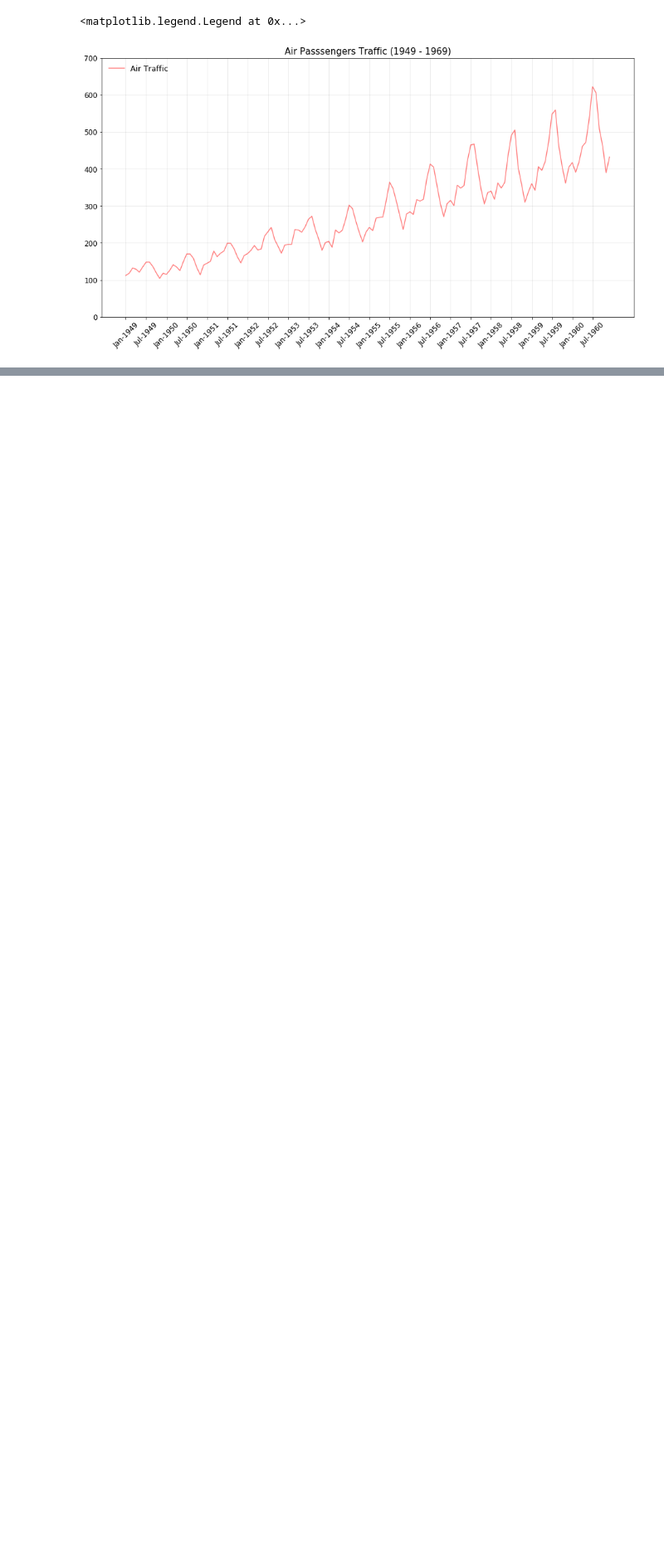
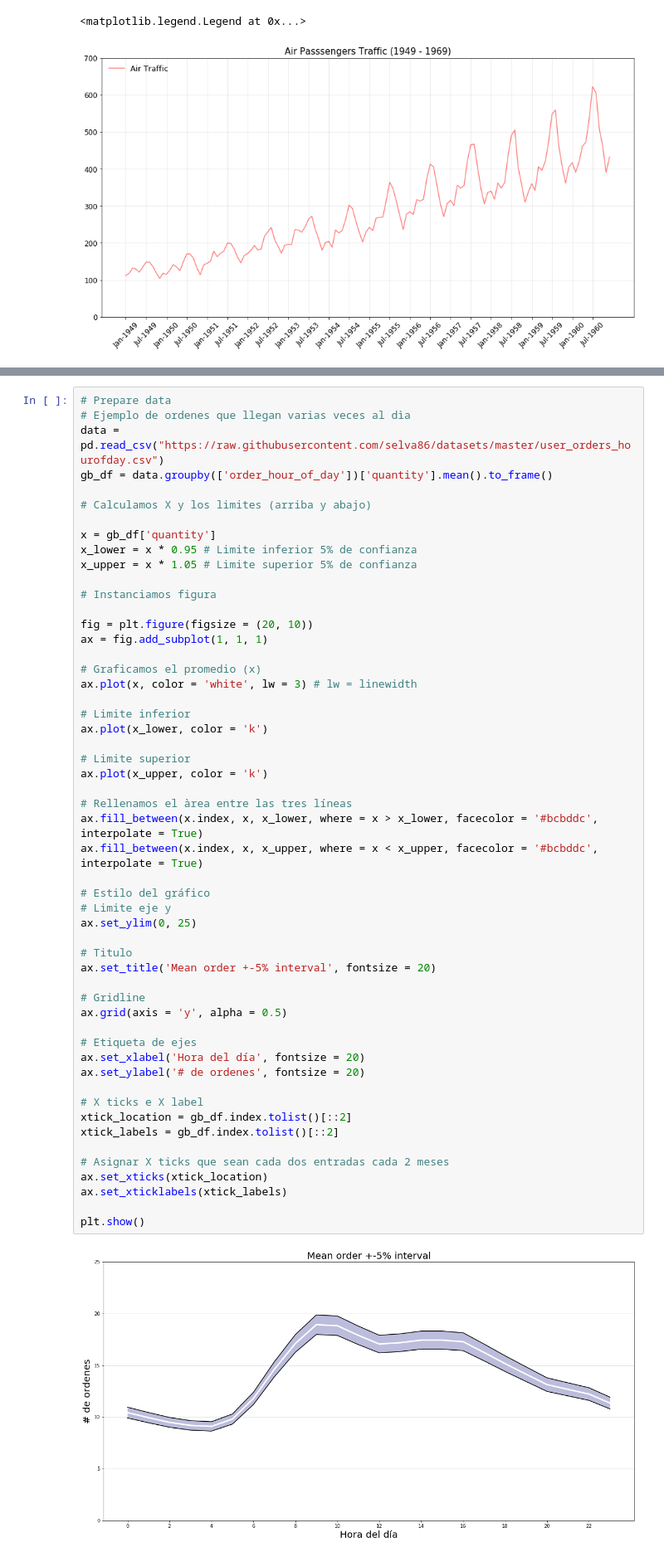
Before and after one commit to adolfoam93/Python-Plotting-Master, a Jupyter notebook: Matplotlib master notebook.ipynb, the cells around one changed output, grey strips where cells are left out. Shown at 83% size. Cells and saved outputs as stored; diff of their text form; blank space fills up the shorter version.

```diff
--- a/Matplotlib master notebook.ipynb
+++ b/Matplotlib master notebook.ipynb
@@ -812,0 +877,55 @@ ax.legend(loc = "upper left", fontsize = 13, frameon = False)
+# %%
+# Prepare data
+# Ejemplo de ordenes que llegan varias veces al dìa
+data = pd.read_csv("https://raw.githubusercontent.com/selva86/datasets/master/user_orders_hourofday.csv")
+gb_df = data.groupby(['order_hour_of_day'])['quantity'].mean().to_frame()
+
+# Calculamos X y los limites (arriba y abajo)
+
+x = gb_df['quantity']
+x_lower = x * 0.95 # Limite inferior 5% de confianza
+x_upper = x * 1.05 # Limite superior 5% de confianza
+
+# Instanciamos figura
+
+fig = plt.figure(figsize = (20, 10))
+ax = fig.add_subplot(1, 1, 1)
+
+# Graficamos el promedio (x)
+ax.plot(x, color = 'white', lw = 3) # lw = linewidth
+
+# Limite inferior
+ax.plot(x_lower, color = 'k')
+
+# Limite superior
+ax.plot(x_upper, color = 'k')
+
+# Rellenamos el àrea entre las tres líneas
+ax.fill_between(x.index, x, x_lower, where = x > x_lower, facecolor = '#bcbddc', interpolate = True)
+ax.fill_between(x.index, x, x_upper, where = x < x_upper, facecolor = '#bcbddc', interpolate = True)
+
+# Estilo del gráfico
+# Limite eje y
+ax.set_ylim(0, 25)
+
+# Titulo
+ax.set_title('Mean order +-5% interval', fontsize = 20)
+
+# Gridline
+ax.grid(axis = 'y', alpha = 0.5)
+
+# Etiqueta de ejes
+ax.set_xlabel('Hora del día', fontsize = 20)
+ax.set_ylabel('# de ordenes', fontsize = 20)
+
+# X ticks e X label
+xtick_location = gb_df.index.tolist()[::2]
+xtick_labels = gb_df.index.tolist()[::2]
+
+# Asignar X ticks que sean cada dos entradas cada 2 meses
+ax.set_xticks(xtick_location)
+ax.set_xticklabels(xtick_labels)
+
+plt.show()
+# %% [output]
+[figure, added]
```
Also changed, not shown: parts of 9 cells of this notebook.
